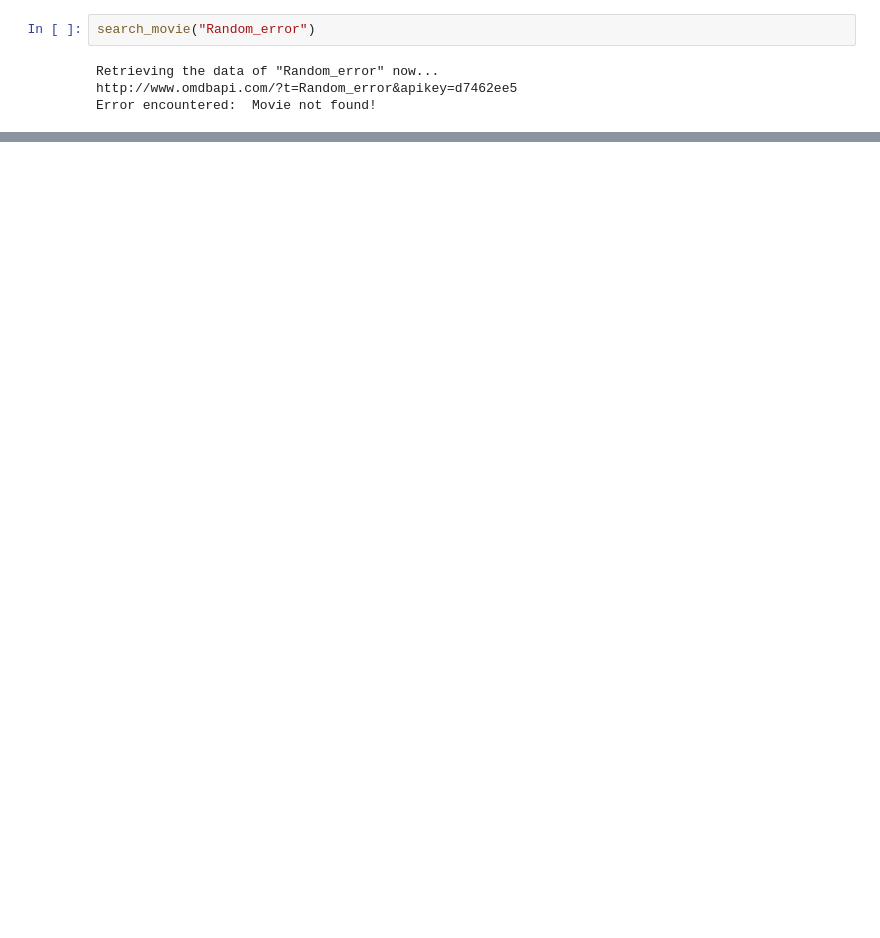
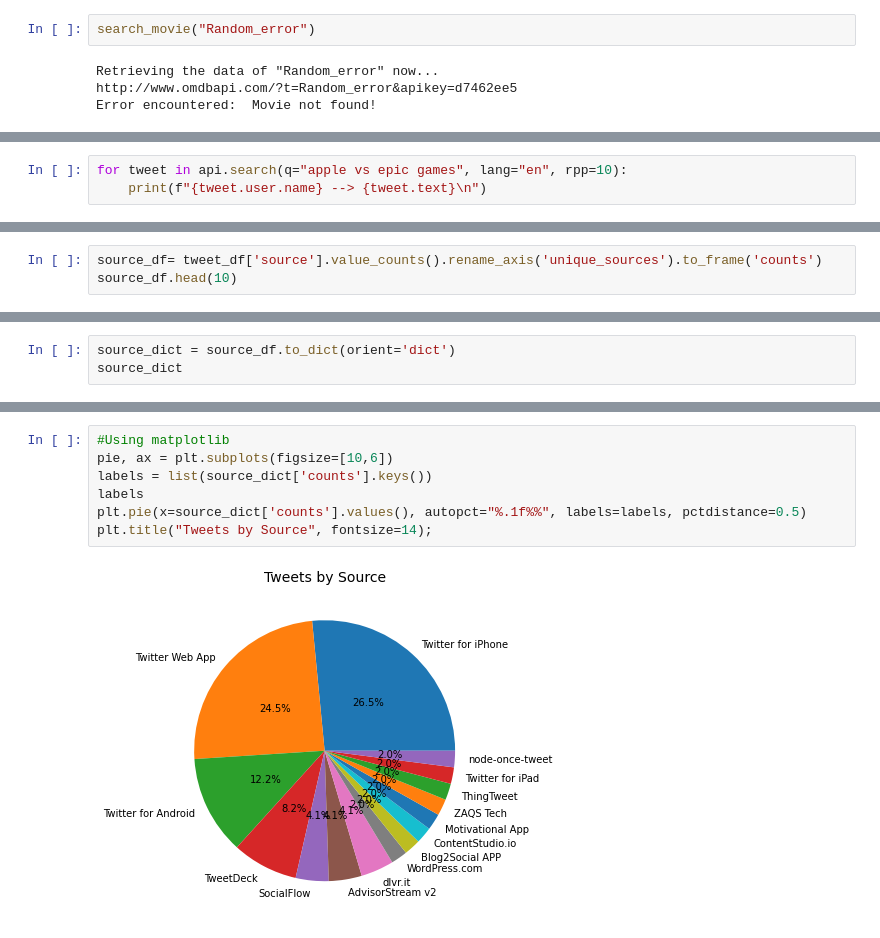
Before and after one commit to ninadcpa/DSC540, a Jupyter notebook: Week_9_10_Exercise.ipynb, the cells around one changed output, grey strips where cells are left out. Cells and saved outputs as stored; diff of their text form; blank space fills up the shorter version.

```diff
--- a/Week_9_10_Exercise.ipynb
+++ b/Week_9_10_Exercise.ipynb
@@ -241,0 +354,3 @@ Error encountered:  Movie not found!
+# %%
+for tweet in api.search(q="apple vs epic games", lang="en", rpp=10):
+    print(f"{tweet.user.name} --> {tweet.text}\n")
@@ -241,0 +526,3 @@ Error encountered:  Movie not found!
+# %%
+source_df= tweet_df['source'].value_counts().rename_axis('unique_sources').to_frame('counts')
+source_df.head(10)
@@ -241,0 +542,3 @@ Error encountered:  Movie not found!
+# %%
+source_dict = source_df.to_dict(orient='dict')
+source_dict
@@ -241,0 +561,9 @@ Error encountered:  Movie not found!
+# %%
+#Using matplotlib
+pie, ax = plt.subplots(figsize=[10,6])
+labels = list(source_dict['counts'].keys())
+labels
+plt.pie(x=source_dict['counts'].values(), autopct="%.1f%%", labels=labels, pctdistance=0.5)
+plt.title("Tweets by Source", fontsize=14);
+# %% [output]
+[figure, added]
```
Also changed, not shown: parts of 51 cells of this notebook.
